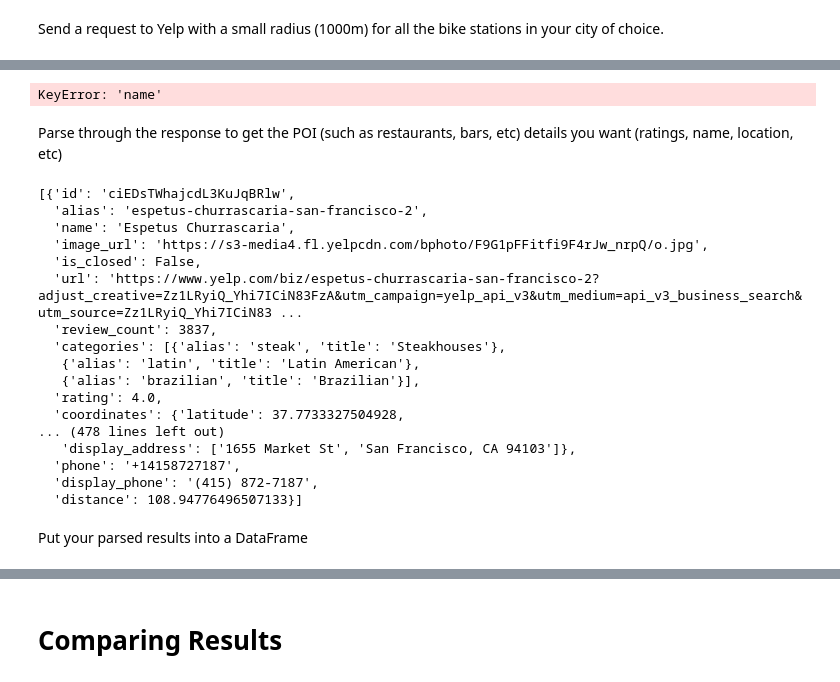
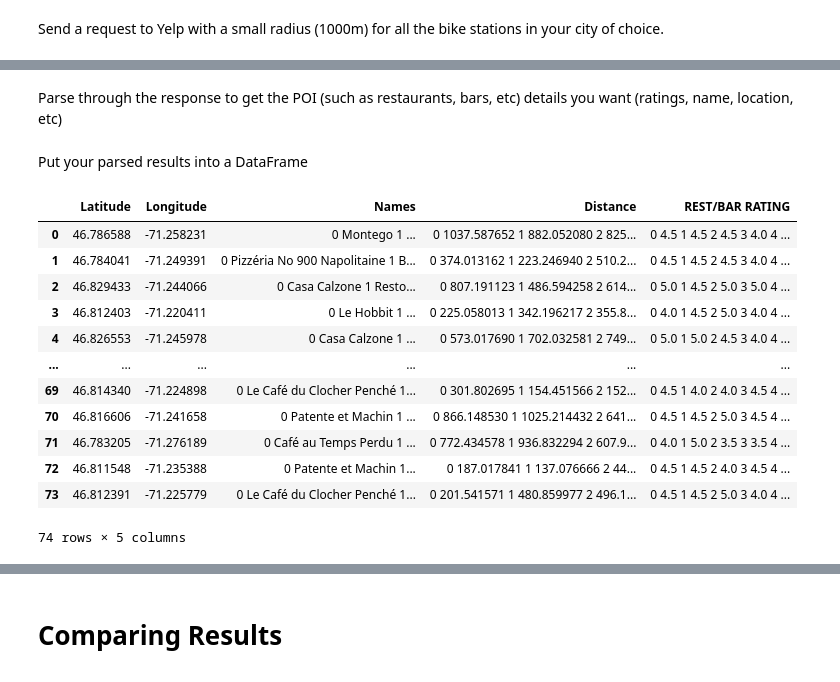
Before and after one commit to wangleo1/Statistical_Modeling_Project, a Jupyter notebook: notebooks/yelp_foursquare_EDA.ipynb, the cells around one changed output, grey strips where cells are left out. Drawn from its saved outputs; the diff is of its cells as text; code cells hidden in the pictures.

```diff
--- a/notebooks/yelp_foursquare_EDA.ipynb
+++ b/notebooks/yelp_foursquare_EDA.ipynb
@@ -213,7 +215,7 @@ for index, row in bikeDF.iterrows():
 
 
     #create a more refined JSON which goes into the 'busisnesses' key (this will make it easier to call specific elements later)
-    YELPJSON = YELPdata.get('businesses', [])
+    YELPJSON = YELPdata['businesses']
 
     #turn the refined JSON into a dataframe(easier to grab info from)
     resultsDF = pd.DataFrame(YELPJSON)
@@ -273,7 +275,7 @@ for index, row in bikeDF.iterrows():
 
     #if there is a gym within a 1km radious, then save the names and distances
     #if there is no gym in the area, set name as null and distance as 0 (easier for calculations and spotting outliers later)
-    if len(resultsJSON) > 0:
+    if len(YELPJSON) > 0:
         GYMname =resultsDF['name']
         GYMdistance = resultsDF['distance']
     else:
@@ -289,5 +291,3 @@ for index, row in bikeDF.iterrows():
         'Names': GYMname,
         'Distance': GYMdistance,
         })
-# %% [output]
-KeyError: 'name'
@@ -296,45 +294,2 @@ os.environ['YELP_API_KEY'] = '6yiSxUAio9u68EcInQcLsgTEab2RjsAerqLy4vV_jXKg6PhHiy
 # %% [markdown]
 Parse through the response to get the POI (such as restaurants, bars, etc) details you want (ratings, name, location, etc)
-# %%
-YELP_KEY = os.environ['YELP_API_KEY']
-url = "https://api.yelp.com/v3/businesses/search"
-
-# one list that will contain a bunch of dictionaries
-YELPcontainer = []
-
-params = {
-    'latitude': '37.77329',
-    'longitude': '-122.4225',
-    'radius': '1000',
-    'categories': 'restaurants,bars',
-}
-headers = {
-    'Authorization': 'Bearer ' + YELP_KEY
-}
-
-response = requests.get(url, params=params, headers=headers)
-datajson = response.json()
-
-yelp_results = datajson['businesses']
-yelp_results
-
-# frame = pd.DataFrame(datajson)
-# frame
-# %% [output]
-[{'id': 'ciEDsTWhajcdL3KuJqBRlw',
-  'alias': 'espetus-churrascaria-san-francisco-2',
-  'name': 'Espetus Churrascaria',
-  'image_url': 'https://s3-media4.fl.yelpcdn.com/bphoto/F9G1pFFitfi9F4rJw_nrpQ/o.jpg',
-  'is_closed': False,
-  'url': 'https://www.yelp.com/biz/espetus-churrascaria-san-francisco-2?adjust_creative=Zz1LRyiQ_Yhi7ICiN83FzA&utm_campaign=yelp_api_v3&utm_medium=api_v3_business_search&utm_source=Zz1LRyiQ_Yhi7ICiN83 ...
-  'review_count': 3837,
-  'categories': [{'alias': 'steak', 'title': 'Steakhouses'},
-   {'alias': 'latin', 'title': 'Latin American'},
-   {'alias': 'brazilian', 'title': 'Brazilian'}],
-  'rating': 4.0,
-  'coordinates': {'latitude': 37.7733327504928,
-... (478 lines left out)
-   'display_address': ['1655 Market St', 'San Francisco, CA 94103']},
-  'phone': '+14158727187',
-  'display_phone': '(415) 872-7187',
-  'distance': 108.94776496507133}]
@@ -341,2 +298,23 @@ yelp_results
 # %% [markdown]
 Put your parsed results into a DataFrame
+# %%
+#Parsing the information into dataframes
+YELPbar_DF = pd.DataFrame(YELPcontainerBARS)
+YELPgym_DF = pd.DataFrame(YELPcontainerGYM)
+
+YELPbar_DF
+YELPgym_DF
+# %% [output]
+|  | Latitude | Longitude | Names | Distance | REST/BAR RATING |
+| 0 | 46.786588 | -71.258231 | 0 Montego 1 ... | 0 1037.587652 1 882.052080 2 825... | 0 4.5 1 4.5 2 4.5 3 4.0 4 ... |
+| 1 | 46.784041 | -71.249391 | 0 Pizzéria No 900 Napolitaine 1 B... | 0 374.013162 1 223.246940 2 510.2... | 0 4.5 1 4.5 2 4.5 3 4.0 4 ... |
+| 2 | 46.829433 | -71.244066 | 0 Casa Calzone 1 Resto... | 0 807.191123 1 486.594258 2 614... | 0 5.0 1 4.5 2 5.0 3 5.0 4 ... |
+| 3 | 46.812403 | -71.220411 | 0 Le Hobbit 1 ... | 0 225.058013 1 342.196217 2 355.8... | 0 4.0 1 4.5 2 5.0 3 4.0 4 ... |
+| 4 | 46.826553 | -71.245978 | 0 Casa Calzone 1 ... | 0 573.017690 1 702.032581 2 749... | 0 5.0 1 5.0 2 4.5 3 4.0 4 ... |
+| ... | ... | ... | ... | ... | ... |
+| 69 | 46.814340 | -71.224898 | 0 Le Café du Clocher Penché 1... | 0 301.802695 1 154.451566 2 152... | 0 4.5 1 4.0 2 4.0 3 4.5 4 ... |
+| 70 | 46.816606 | -71.241658 | 0 Patente et Machin 1 ... | 0 866.148530 1 1025.214432 2 641... | 0 4.5 1 4.5 2 5.0 3 4.5 4 ... |
+| 71 | 46.783205 | -71.276189 | 0 Café au Temps Perdu 1 ... | 0 772.434578 1 936.832294 2 607.9... | 0 4.0 1 5.0 2 3.5 3 3.5 4 ... |
+| 72 | 46.811548 | -71.235388 | 0 Patente et Machin 1... | 0 187.017841 1 137.076666 2 44... | 0 4.5 1 4.5 2 4.0 3 4.5 4 ... |
+| 73 | 46.812391 | -71.225779 | 0 Le Café du Clocher Penché 1... | 0 201.541571 1 480.859977 2 496.1... | 0 4.5 1 4.5 2 5.0 3 4.0 4 ... |
+74 rows × 5 columns
```
Also changed, not shown: parts of 20 cells of this notebook, 2 other files.
